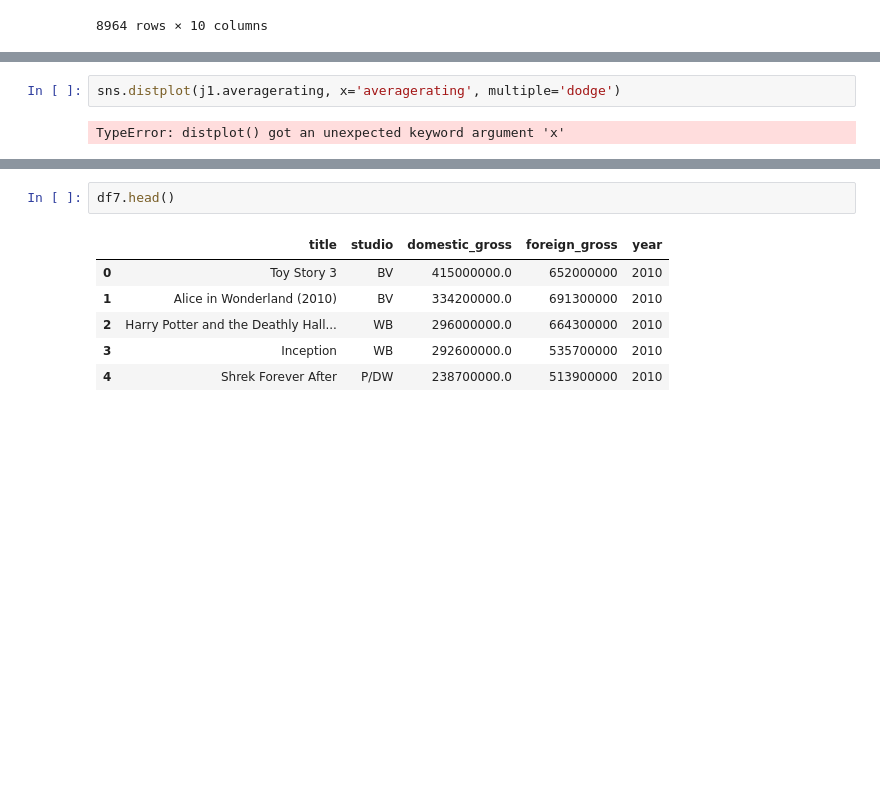
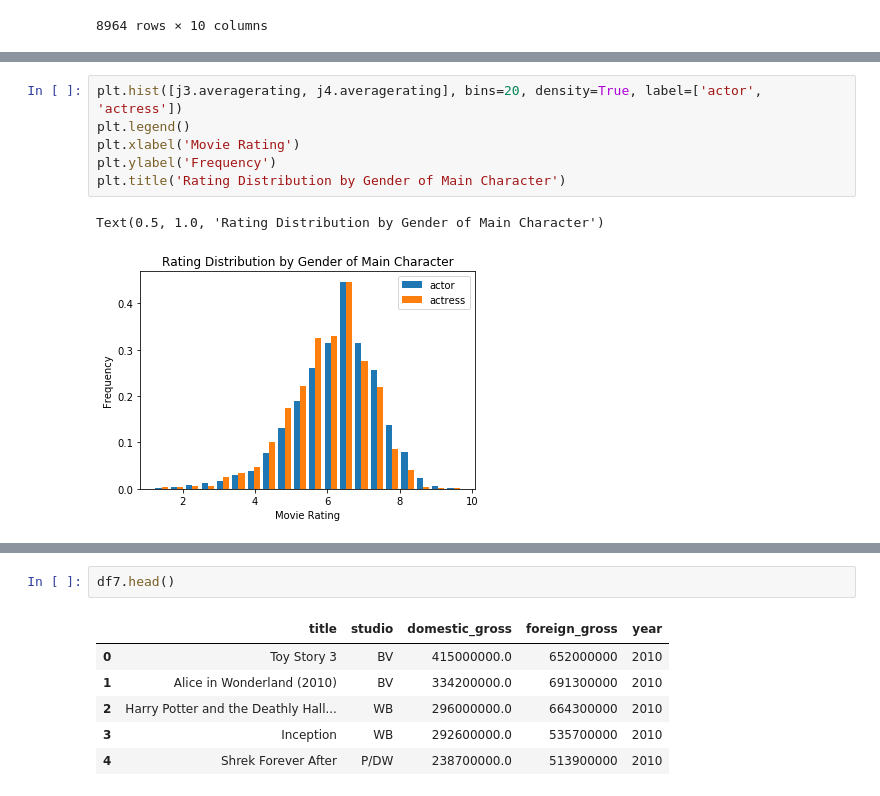
Before and after one commit to tjkim614/microsoft-movie-analysis, a Jupyter notebook: data-cleaning.ipynb, the cells around one changed output, grey strips where cells are left out. Saved outputs shown, nothing was run; the diff lists cells and outputs as text; blank space fills up the shorter version.

```diff
--- a/data-cleaning.ipynb
+++ b/data-cleaning.ipynb
@@ -262,7 +258,12 @@ sns.distplot(j3.averagerating)
-# %%
-sns.distplot(j1.averagerating, x='averagerating', multiple='dodge')
-# %% [output]
-TypeError: distplot() got an unexpected keyword argument 'x'
+# %%
+plt.hist([j3.averagerating, j4.averagerating], bins=20, density=True, label=['actor', 'actress'])
+plt.legend()
+plt.xlabel('Movie Rating')
+plt.ylabel('Frequency')
+plt.title('Rating Distribution by Gender of Main Character')
+# %% [output]
+Text(0.5, 1.0, 'Rating Distribution by Gender of Main Character')
+[figure, added]
 # %%
 sns.histplot(j1.averagerating)
 # %% [output]
```
Also changed, not shown: parts of 33 cells of this notebook.
